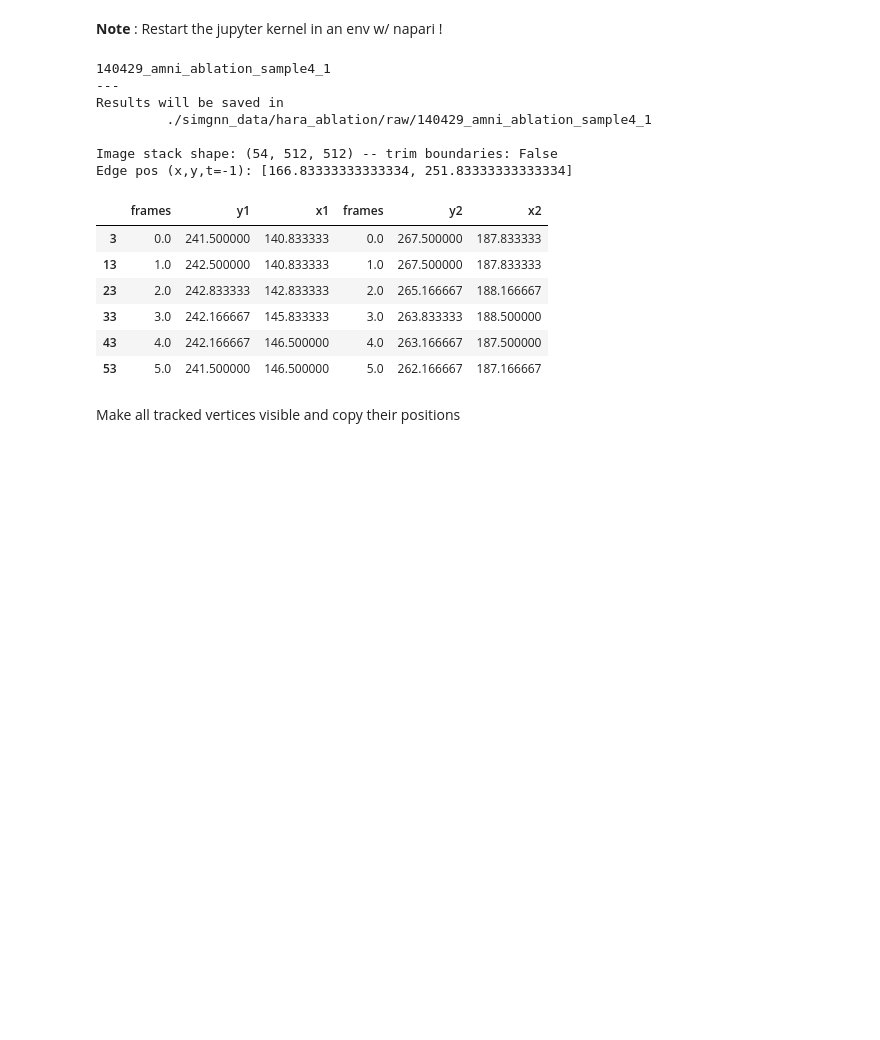
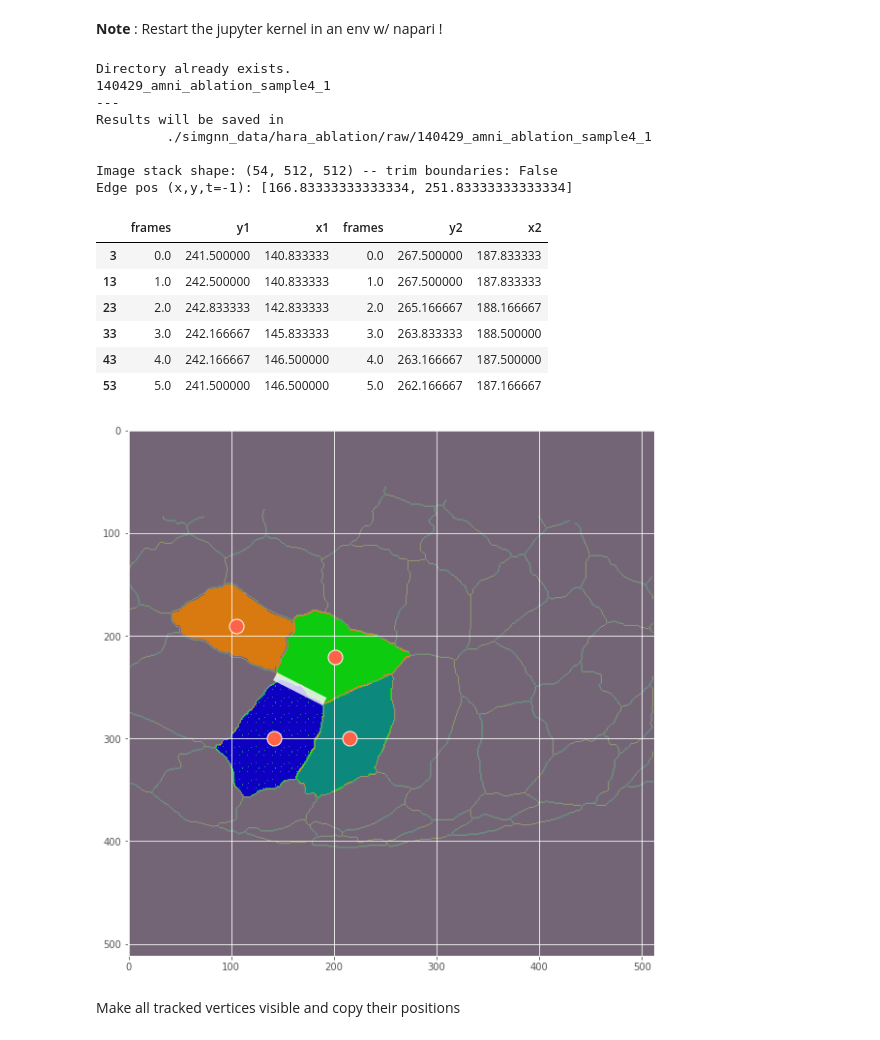
Before and after one commit to mshagirov/simgnn, a Jupyter notebook: nbs/1B_preprocess_ablationdata.ipynb, the cells around one changed output. Saved outputs shown, nothing was run; the diff lists cells and outputs as text; code cells hidden in the pictures; blank space fills up the shorter version.

```diff
--- a/nbs/1B_preprocess_ablationdata.ipynb
+++ b/nbs/1B_preprocess_ablationdata.ipynb
@@ -155,13 +155,40 @@ print(sample_name,'\n---\nResults will be saved in\n\t',save_dir,'\n')
 img = read_tiff_stack(path.join(ablmov_basepath,'movies',sample_name+'.tif'),trim_bound=False)
 last_mask = io.imread(path.join(ablmov_basepath,'frames_masks',sample_name+'_mask.tif'),as_gray=True)
 
+# Label cells after trimming edge pixels (edge is set to be background:0)
+last_mask = trim_bound_pixels(last_mask)
+Ls, Cpos = get_cell_labels(last_mask) # this might contain too many cells for manual tracking
+
 n_frames = img.shape[0]
 t = list(reversed(range(n_frames-1,-1,-10)))
 img = img[t] # re-sample frames for 10s frame rate
 
-# Hara et al. ablated edge vertices
+# Hara et al. ablated edge vertices: fiducials
 node_tracking = pd.read_csv(path.join(data_base_path,'nodetracks',sample_name+'_nodes.csv'))
 node_tracking['frames'] = node_tracking['frames']-1 # frames start from 0
+
+# half edge distance (approx): we will keep cell labels within this dist. from the fiducials
+half_dist = round(np.sqrt(((node_tracking.iloc[-1,[2,3]].values - node_tracking.iloc[-1,[4,5]].values)**2).sum())/2)
+half_dist = max([half_dist,15]) # set minimum roi radius to 15pix
+# fiducial roi bounds: image axes 0->vertical, 1->horizontal
+fid1_bounds = [max([round(node_tracking.iloc[-1,3])-half_dist,0]),
+               min([round(node_tracking.iloc[-1,3])+half_dist,Ls.shape[0]]),
+               max([round(node_tracking.iloc[-1,2])-half_dist,0]),
+               min([round(node_tracking.iloc[-1,2])+half_dist,Ls.shape[1]])] #[ax0min,ax0max,ax1min,ax1max]
+fid2_bounds = [max([round(node_tracking.iloc[-1,5])-half_dist,0]),
+               min([round(node_tracking.iloc[-1,5])+half_dist,Ls.shape[0]]),
+               max([round(node_tracking.iloc[-1,4])-half_dist,0]),
+               min([round(node_tracking.iloc[-1,4])+half_dist,Ls.shape[1]])] #[ax0min,ax0max,ax1min,ax1max]
+L_roi = np.unique(Ls[fid1_bounds[0]:fid1_bounds[1],fid1_bounds[2]:fid1_bounds[3]]).tolist()
+L_roi.extend(np.unique(Ls[fid2_bounds[0]:fid2_bounds[1],fid2_bounds[2]:fid2_bounds[3]]).tolist())
+L_roi = [l for l in np.unique(L_roi) if l!=0]
+
+# relabel cells
+Ls_new = np.zeros_like(Ls)
+for l_new,l_old in enumerate(L_roi):
+    Ls_new[Ls==l_old] = l_new+1
+# Cell positions with new labels
+Cpos_new = Cpos[[l-1 for l in L_roi]]
 
 # in case if not all frames are tracked
 t_frames = [node_tracking[node_tracking['frames']==k].index.values[0]
@@ -176,6 +203,7 @@ abltd_verts = node_tracking.iloc[:,[0,3,2,0,5,4]].values.reshape(-1,2,3)
 # order of the variables for napari
 node_tracking.iloc[:,[0,3,2,0,5,4]]
 # %% [output]
+Directory already exists.
 140429_amni_ablation_sample4_1
 ---
 Results will be saved in
@@ -190,6 +218,16 @@ Edge pos (x,y,t=-1): [166.83333333333334, 251.83333333333334]
 | 33 | 3.0 | 242.166667 | 145.833333 | 3.0 | 263.833333 | 188.500000 |
 | 43 | 4.0 | 242.166667 | 146.500000 | 4.0 | 263.166667 | 187.500000 |
 | 53 | 5.0 | 241.500000 | 146.500000 | 5.0 | 262.166667 | 187.166667 |
+# %%
+plt.figure(figsize=[10,10])
+cmap, norm = get_cell_colormap(Ls_new.max()+3)
+plt.imshow(Ls_new, cmap=cmap,norm=norm)
+plt.imshow(last_mask,alpha=.2)
+plt.plot(Cpos_new[:,0],Cpos_new[:,1],'o',c='tomato',mec='w',ms=15)
+plt.plot(node_tracking.iloc[-1,[2,4]], node_tracking.iloc[-1,[3,5]],'-w',lw=9,alpha=.8)
+plt.show()
+# %% [output]
+[figure, added]
 # %%
 viewer = napari.view_image(img,name='movie')
 mask_layer = viewer.add_image(last_mask,name='mask',colormap='green',blending='additive',opacity=.5)
```
Also changed, not shown: parts of 1 cell of this notebook, 1 other file.
